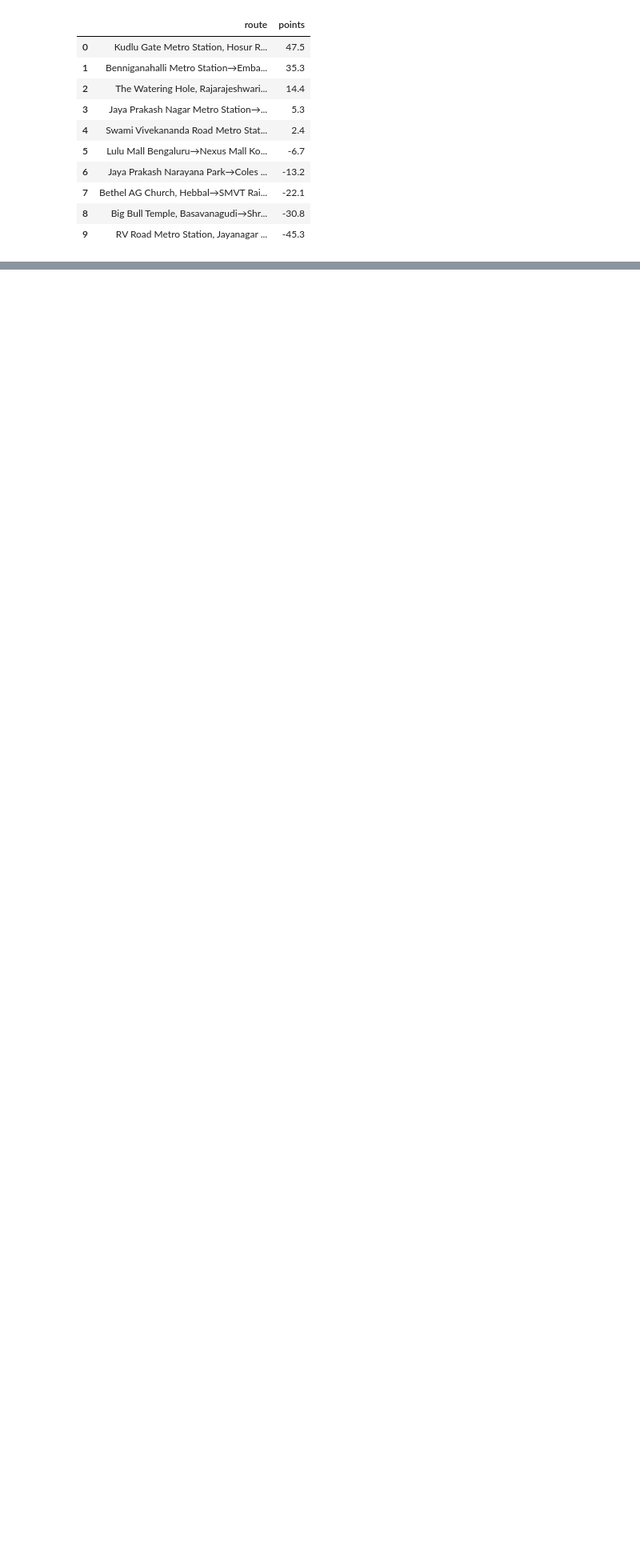
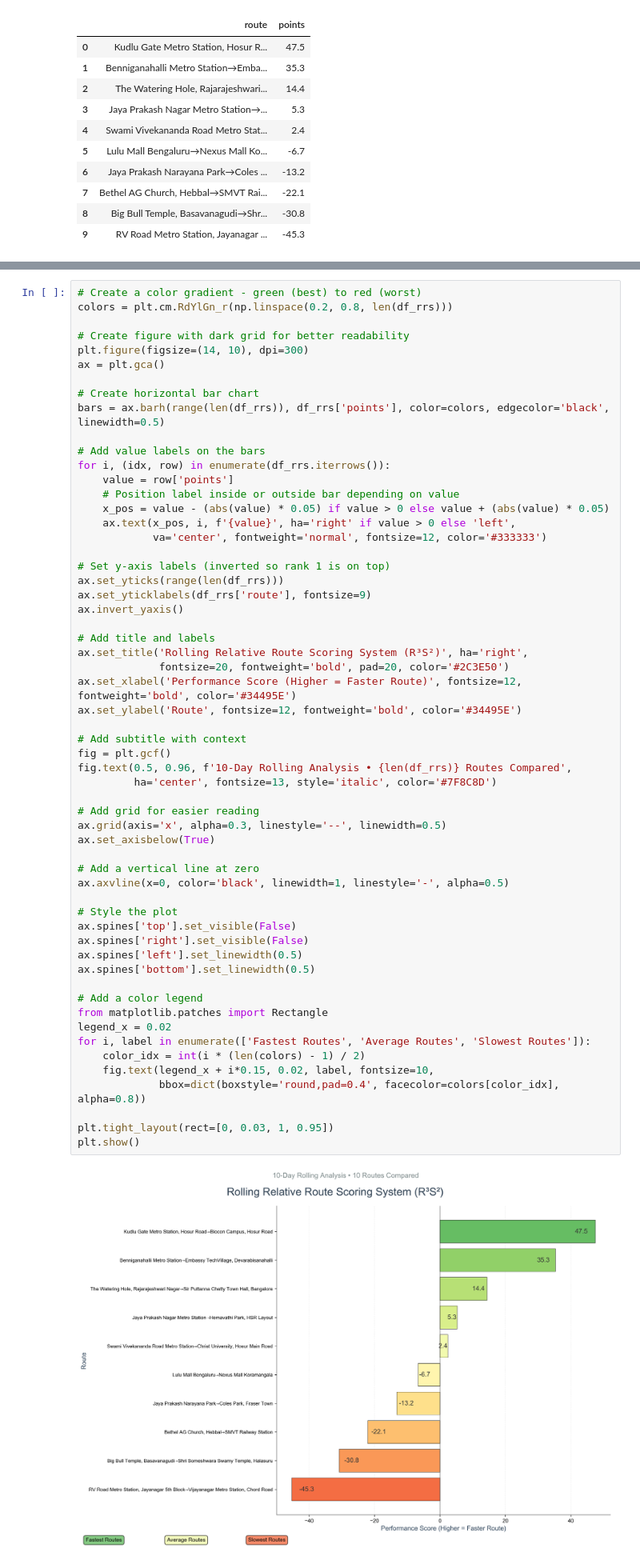
Before and after one commit to thecont1/blr-traffic-monitor, a Jupyter notebook: traffic_visual.ipynb, the cells around one changed output, grey strips where cells are left out. Shown at 80% size. Drawn from its saved outputs; the diff is of its cells as text; blank space fills up the shorter version.

Commit message:
implemented route scoring system
Rolling Relative Route Scoring System (The R³S² Score)

```diff
--- a/traffic_visual.ipynb
+++ b/traffic_visual.ipynb
@@ -505,0 +501,60 @@ plt.show()
+# %%
+# Create a color gradient - green (best) to red (worst)
+colors = plt.cm.RdYlGn_r(np.linspace(0.2, 0.8, len(df_rrs)))
+
+# Create figure with dark grid for better readability
+plt.figure(figsize=(14, 10), dpi=300)
+ax = plt.gca()
+
+# Create horizontal bar chart
+bars = ax.barh(range(len(df_rrs)), df_rrs['points'], color=colors, edgecolor='black', linewidth=0.5)
+
+# Add value labels on the bars
+for i, (idx, row) in enumerate(df_rrs.iterrows()):
+    value = row['points']
+    # Position label inside or outside bar depending on value
+    x_pos = value - (abs(value) * 0.05) if value > 0 else value + (abs(value) * 0.05)
+    ax.text(x_pos, i, f'{value}', ha='right' if value > 0 else 'left',
+            va='center', fontweight='normal', fontsize=12, color='#333333')
+
+# Set y-axis labels (inverted so rank 1 is on top)
+ax.set_yticks(range(len(df_rrs)))
+ax.set_yticklabels(df_rrs['route'], fontsize=9)
+ax.invert_yaxis()
+
+# Add title and labels
+ax.set_title('Rolling Relative Route Scoring System (R³S²)', ha='right',
+             fontsize=20, fontweight='bold', pad=20, color='#2C3E50')
+ax.set_xlabel('Performance Score (Higher = Faster Route)', fontsize=12, fontweight='bold', color='#34495E')
+ax.set_ylabel('Route', fontsize=12, fontweight='bold', color='#34495E')
+
+# Add subtitle with context
+fig = plt.gcf()
+fig.text(0.5, 0.96, f'10-Day Rolling Analysis • {len(df_rrs)} Routes Compared',
+         ha='center', fontsize=13, style='italic', color='#7F8C8D')
+
+# Add grid for easier reading
+ax.grid(axis='x', alpha=0.3, linestyle='--', linewidth=0.5)
+ax.set_axisbelow(True)
+
+# Add a vertical line at zero
+ax.axvline(x=0, color='black', linewidth=1, linestyle='-', alpha=0.5)
+
+# Style the plot
+ax.spines['top'].set_visible(False)
+ax.spines['right'].set_visible(False)
+ax.spines['left'].set_linewidth(0.5)
+ax.spines['bottom'].set_linewidth(0.5)
+
+# Add a color legend
+from matplotlib.patches import Rectangle
+legend_x = 0.02
+for i, label in enumerate(['Fastest Routes', 'Average Routes', 'Slowest Routes']):
+    color_idx = int(i * (len(colors) - 1) / 2)
+    fig.text(legend_x + i*0.15, 0.02, label, fontsize=10,
+             bbox=dict(boxstyle='round,pad=0.4', facecolor=colors[color_idx], alpha=0.8))
+
+plt.tight_layout(rect=[0, 0.03, 1, 0.95])
+plt.show()
+# %% [output]
+[figure, added]
```
Also changed, not shown: parts of 9 cells of this notebook.
